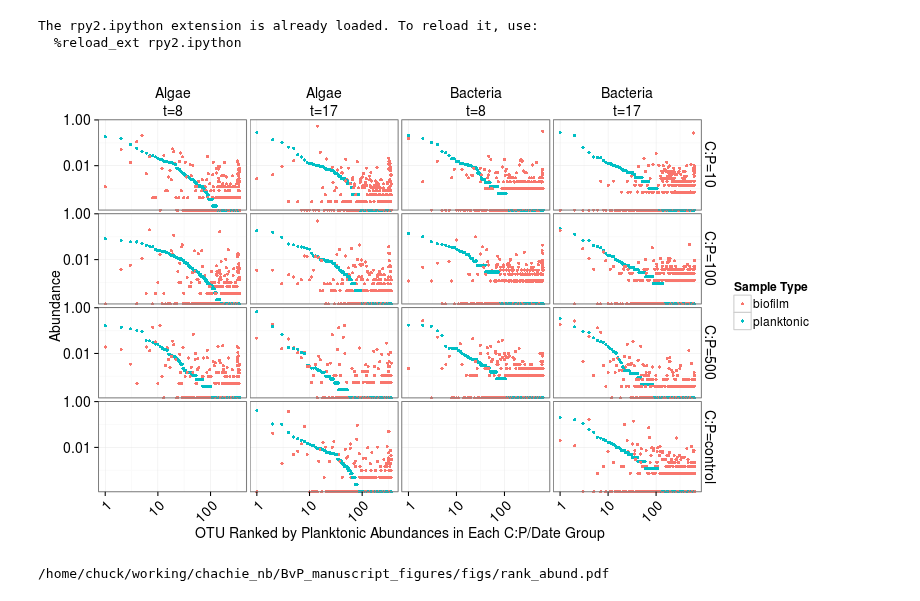
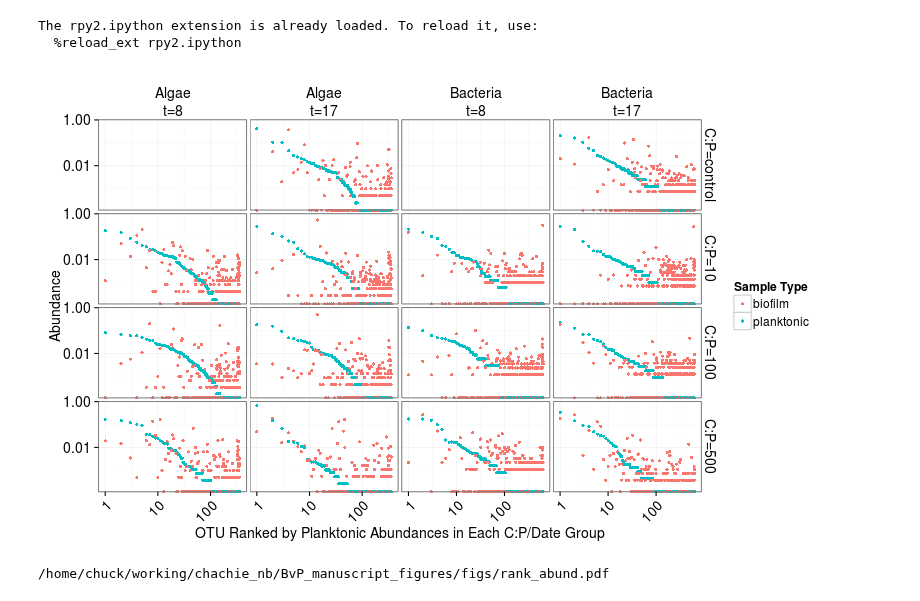
Before and after one commit to chuckpr/BvP_manuscript_figures, a Jupyter notebook: rank_abundance.ipynb, the cells around one changed output. Drawn from its saved outputs; the diff is of its cells as text; code cells hidden in the pictures.

Commit message:
control row to top in facetted plots

```diff
--- a/rank_abundance.ipynb
+++ b/rank_abundance.ipynb
@@ -45,36 +45,40 @@ mdf.both = rbind.fill(mdf.bact.wRanks, mdf.euk.wRanks)
 %%R -w 800
 
 mdf.both$Date.strip = factor(paste("t=",mdf.both$Date,sep=""), levels = c("t=8", "t=17"))
-mdf.both$CarbonToPhosphorous.strip = paste("C:P=",mdf.both$CarbonToPhosphorous,sep="")
+mdf.both$CarbonToPhosphorous.strip = factor(paste("C:P=",mdf.both$CarbonToPhosphorous,sep=""),
+                                            levels = c("C:P=control",
+                                                       "C:P=10",
+                                                       "C:P=100",
+                                                       "C:P=500"))
 
 p = ggplot(mdf.both, aes(x = rank, y = Abundance, color = EnvironmentType))
 
 p = p + geom_point(size = 1.5)
 
 p = p + facet_grid(CarbonToPhosphorous.strip ~ LibraryType + Date.strip, scales = "free_x")
 
 p = p + scale_y_log10()
 
 p = p + scale_x_log10()
 
 p = p + labs(x = "OTU Ranked by Planktonic Abundances in Each C:P/Date Group")
 
 p = p + theme_bw()
 p = p + theme(axis.text.x = element_text(angle = 45, vjust = 1, hjust = 1, size = 14),
               axis.text.y = element_text(size = 14),
               axis.title.x = element_text(size = 14),
               axis.title.y = element_text(size = 14),
               strip.text.x = element_text(size = 14),
               strip.text.y = element_text(size = 14),
               legend.text = element_text(size = 12),
               legend.title = element_text(size = 12),
               strip.background = element_blank())
 
 p = p + labs(color = "Sample Type")
 
 p
 # %% [output]
-[figure, old version]
+[figure, new version]
 # %%
 %%R
 ggsave("figs/rank_abund.pdf", p, h = 8, w = 11)
```
Also changed, not shown: 3 other files.
